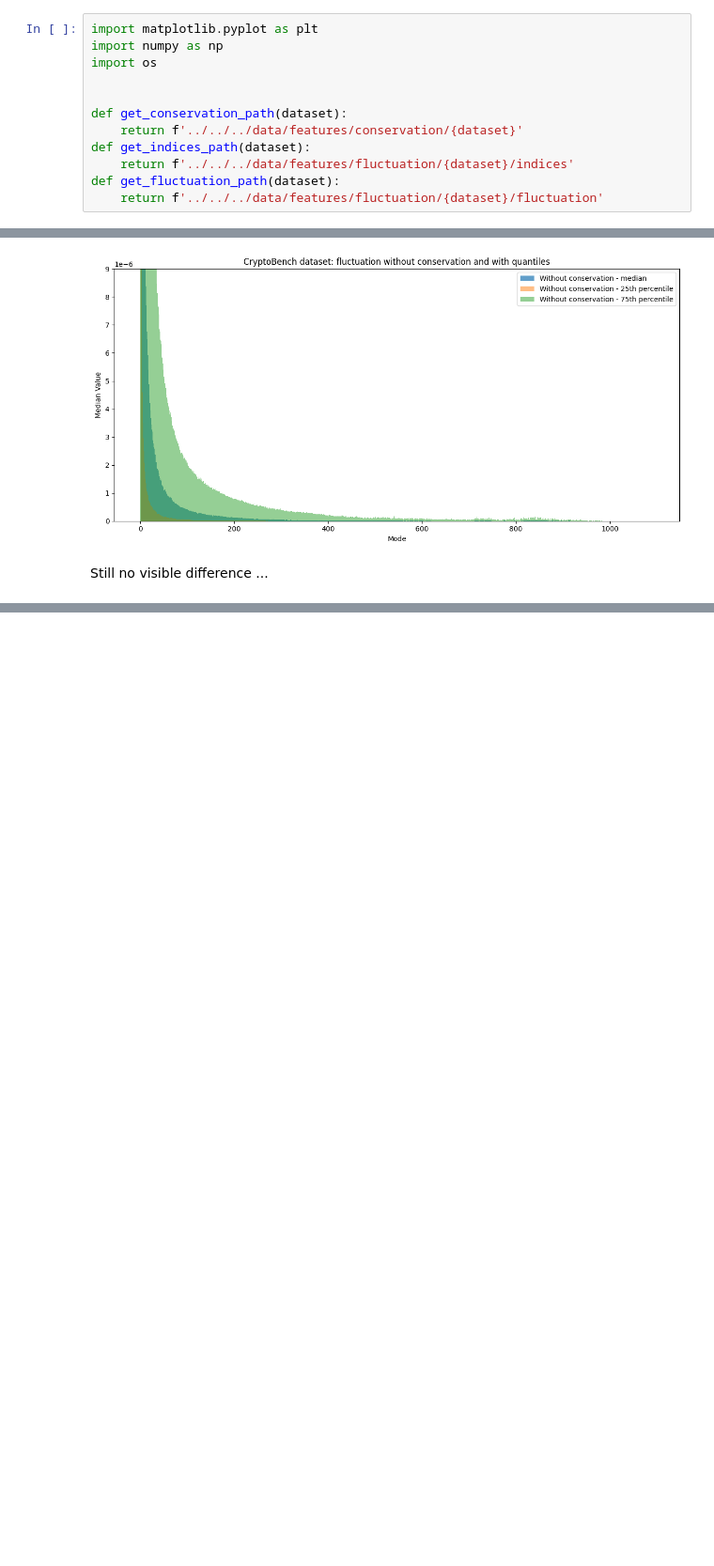
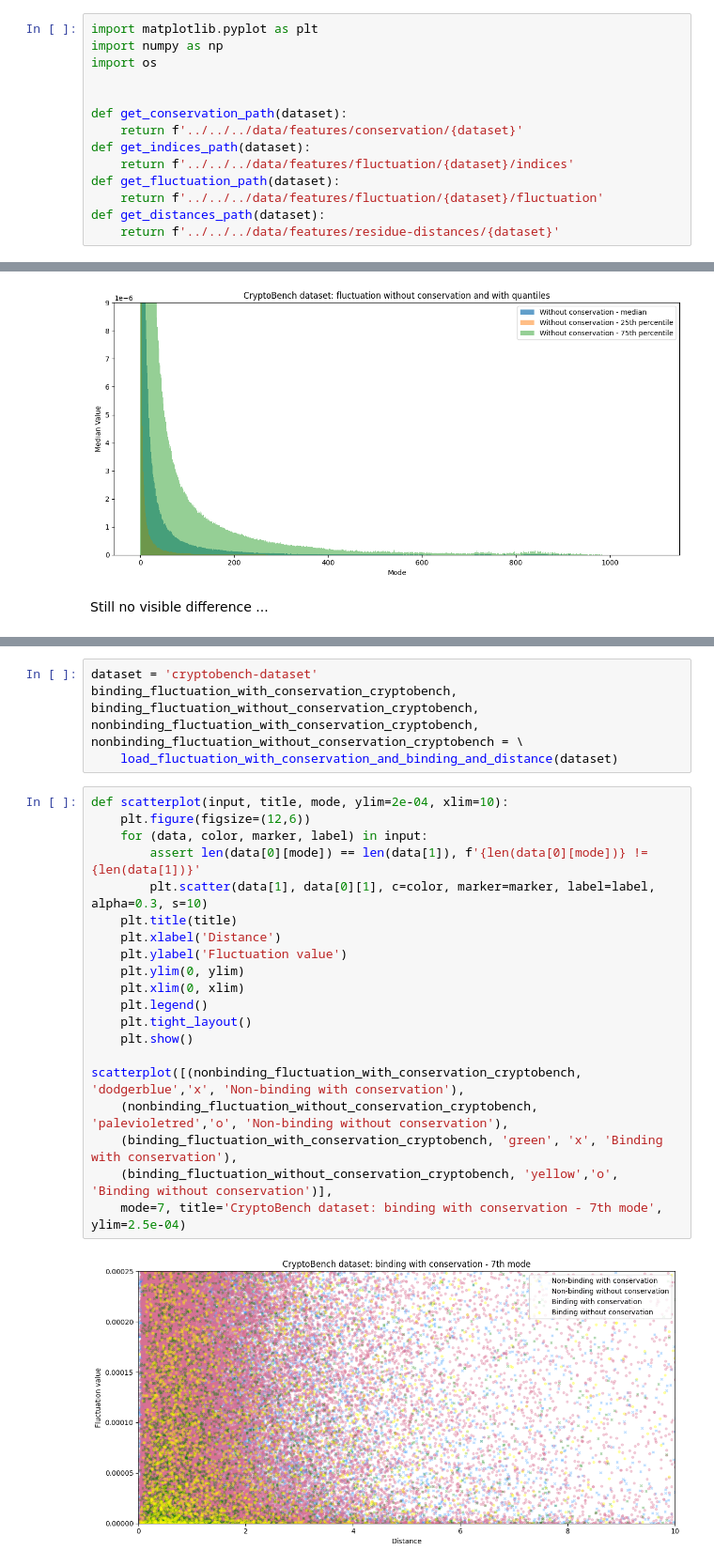
Before and after one commit to skrhakv/pocket-movement-analysis, a Jupyter notebook: src/feature-analysis/conservation/analysis.ipynb, the cells around one changed output, grey strips where cells are left out. Shown at 94% size. Cells and saved outputs as stored; diff of their text form; blank space fills up the shorter version.

```diff
--- a/src/feature-analysis/conservation/analysis.ipynb
+++ b/src/feature-analysis/conservation/analysis.ipynb
@@ -10,6 +10,8 @@ def get_indices_path(dataset):
     return f'../../../data/features/fluctuation/{dataset}/indices'
 def get_fluctuation_path(dataset):
     return f'../../../data/features/fluctuation/{dataset}/fluctuation'
+def get_distances_path(dataset):
+    return f'../../../data/features/residue-distances/{dataset}'
 # %%
 def compute_mean_conservation(dataset):
     conservation_path = get_conservation_path(dataset)
@@ -171,0 +396,26 @@ Still no visible difference ...
+# %%
+dataset = 'cryptobench-dataset'
+binding_fluctuation_with_conservation_cryptobench, binding_fluctuation_without_conservation_cryptobench, nonbinding_fluctuation_with_conservation_cryptobench, nonbinding_fluctuation_without_conservation_cryptobench = \
+    load_fluctuation_with_conservation_and_binding_and_distance(dataset)
+# %%
+def scatterplot(input, title, mode, ylim=2e-04, xlim=10):
+    plt.figure(figsize=(12,6))
+    for (data, color, marker, label) in input:
+        assert len(data[0][mode]) == len(data[1]), f'{len(data[0][mode])} != {len(data[1])}'
+        plt.scatter(data[1], data[0][1], c=color, marker=marker, label=label, alpha=0.3, s=10)
+    plt.title(title)
+    plt.xlabel('Distance')
+    plt.ylabel('Fluctuation value')
+    plt.ylim(0, ylim)
+    plt.xlim(0, xlim)
+    plt.legend()
+    plt.tight_layout()
+    plt.show()
+
+scatterplot([(nonbinding_fluctuation_with_conservation_cryptobench, 'dodgerblue','x', 'Non-binding with conservation'),
+    (nonbinding_fluctuation_without_conservation_cryptobench, 'palevioletred','o', 'Non-binding without conservation'),
+    (binding_fluctuation_with_conservation_cryptobench, 'green', 'x', 'Binding with conservation'),
+    (binding_fluctuation_without_conservation_cryptobench, 'yellow','o', 'Binding without conservation')],
+    mode=7, title='CryptoBench dataset: binding with conservation - 7th mode', ylim=2.5e-04)
+# %% [output]
+[figure, added]
```
Also changed, not shown: parts of 12 cells of this notebook.
